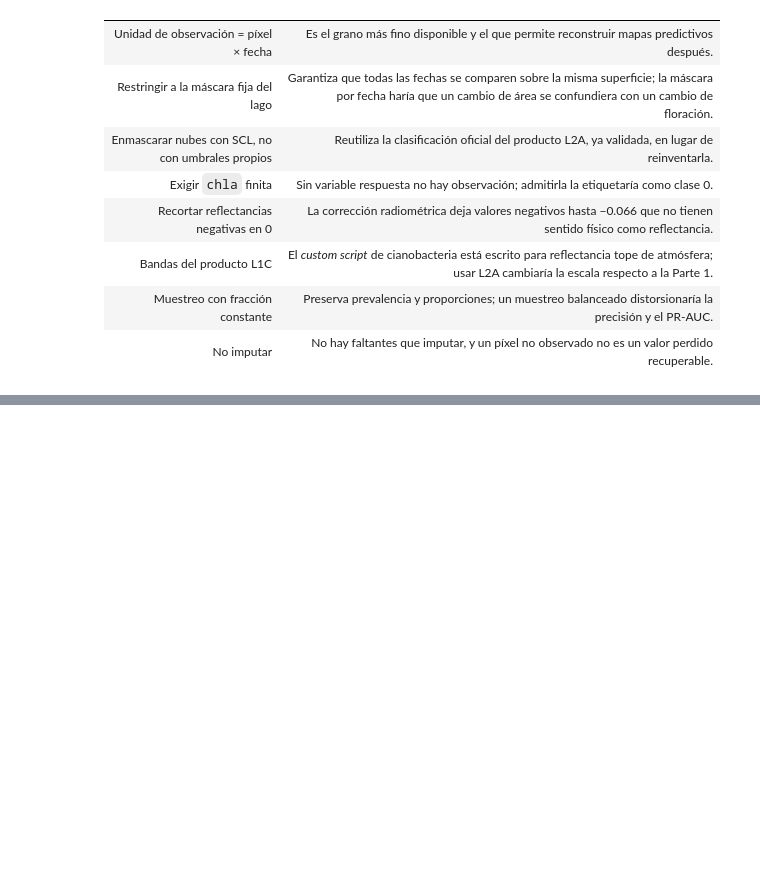
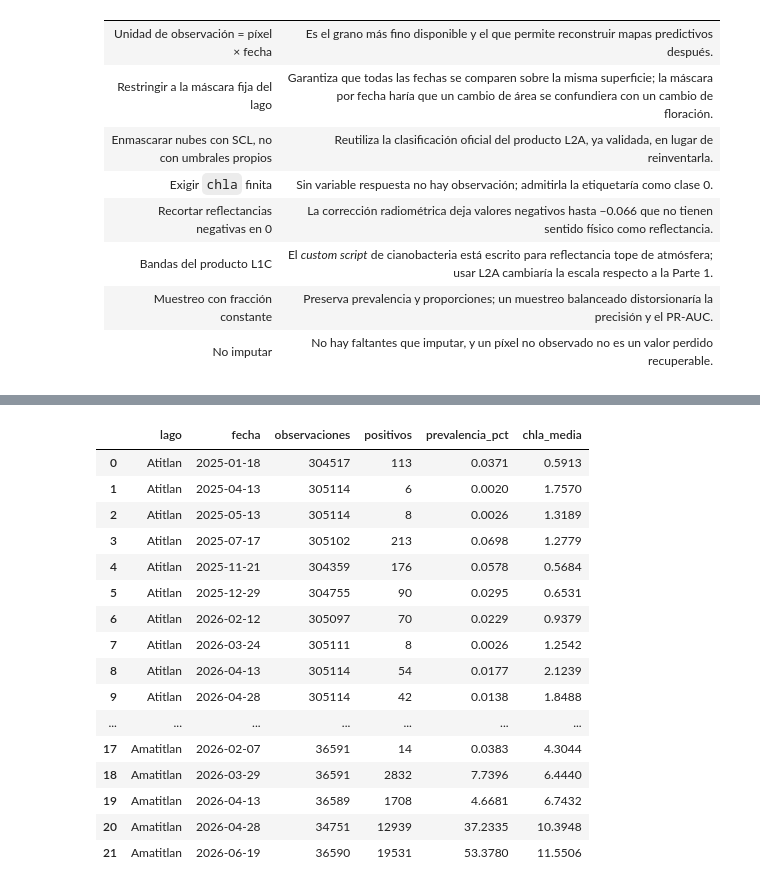
Before and after one commit to Tunchxz/CC3084-Laboratorio-4, a Jupyter notebook: notebooks/03_preparacion_dataset_ml.ipynb, the cells around one changed output, grey strips where cells are left out. Saved outputs shown, nothing was run; the diff lists cells and outputs as text; code cells hidden in the pictures; blank space fills up the shorter version.

```diff
--- a/notebooks/03_preparacion_dataset_ml.ipynb
+++ b/notebooks/03_preparacion_dataset_ml.ipynb
@@ -405,0 +516,21 @@ En el extremo opuesto, `B12` (0.441), `distancia_orilla_m` (0.471) y `B11` (0.48
+# %%
+detalle = poblacion[["lago", "fecha", "observaciones", "positivos", "prevalencia_pct", "chla_media"]]
+detalle.round(4)
+# %% [output]
+|  | lago | fecha | observaciones | positivos | prevalencia_pct | chla_media |
+| 0 | Atitlan | 2025-01-18 | 304517 | 113 | 0.0371 | 0.5913 |
+| 1 | Atitlan | 2025-04-13 | 305114 | 6 | 0.0020 | 1.7570 |
+| 2 | Atitlan | 2025-05-13 | 305114 | 8 | 0.0026 | 1.3189 |
+| 3 | Atitlan | 2025-07-17 | 305102 | 213 | 0.0698 | 1.2779 |
+| 4 | Atitlan | 2025-11-21 | 304359 | 176 | 0.0578 | 0.5684 |
+| 5 | Atitlan | 2025-12-29 | 304755 | 90 | 0.0295 | 0.6531 |
+| 6 | Atitlan | 2026-02-12 | 305097 | 70 | 0.0229 | 0.9379 |
+| 7 | Atitlan | 2026-03-24 | 305111 | 8 | 0.0026 | 1.2542 |
+| 8 | Atitlan | 2026-04-13 | 305114 | 54 | 0.0177 | 2.1239 |
+| 9 | Atitlan | 2026-04-28 | 305114 | 42 | 0.0138 | 1.8488 |
+| ... | ... | ... | ... | ... | ... | ... |
+| 17 | Amatitlan | 2026-02-07 | 36591 | 14 | 0.0383 | 4.3044 |
+| 18 | Amatitlan | 2026-03-29 | 36591 | 2832 | 7.7396 | 6.4440 |
+| 19 | Amatitlan | 2026-04-13 | 36589 | 1708 | 4.6681 | 6.7432 |
+| 20 | Amatitlan | 2026-04-28 | 34751 | 12939 | 37.2335 | 10.3948 |
+| 21 | Amatitlan | 2026-06-19 | 36590 | 19531 | 53.3780 | 11.5506 |
```
Also changed, not shown: parts of 14 cells of this notebook.
